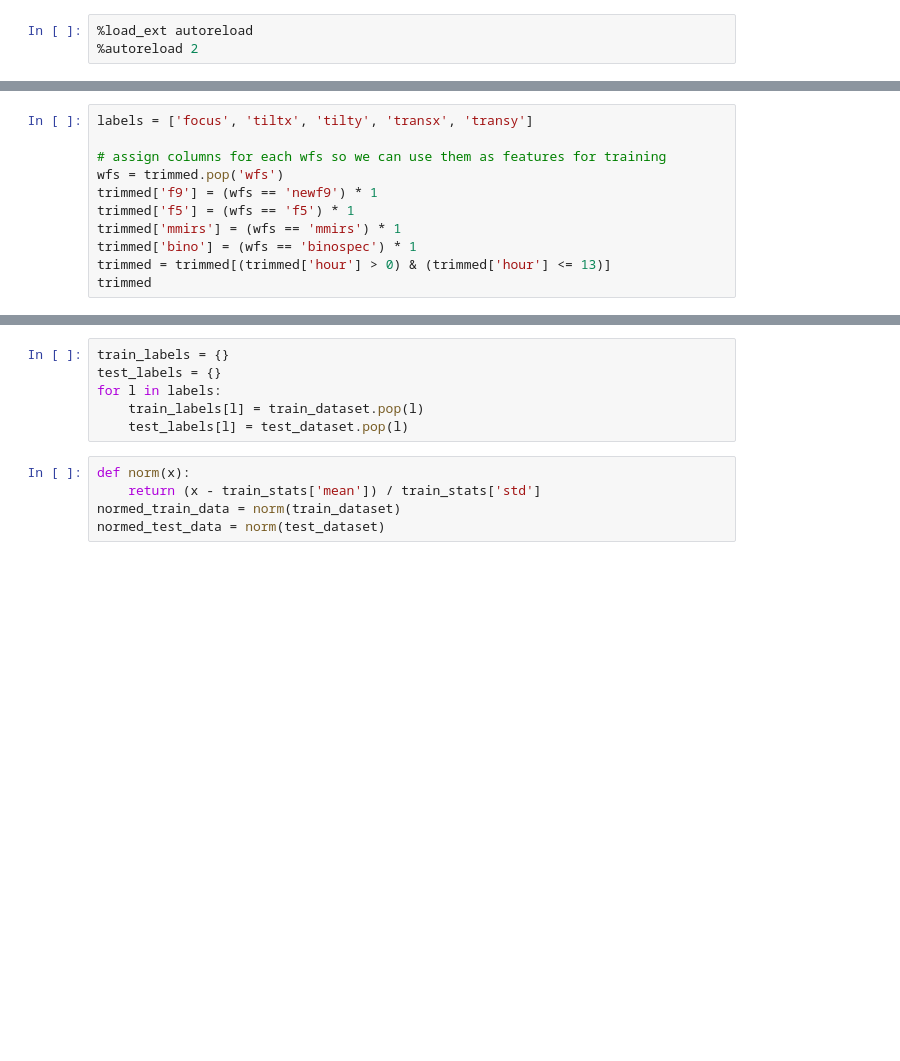
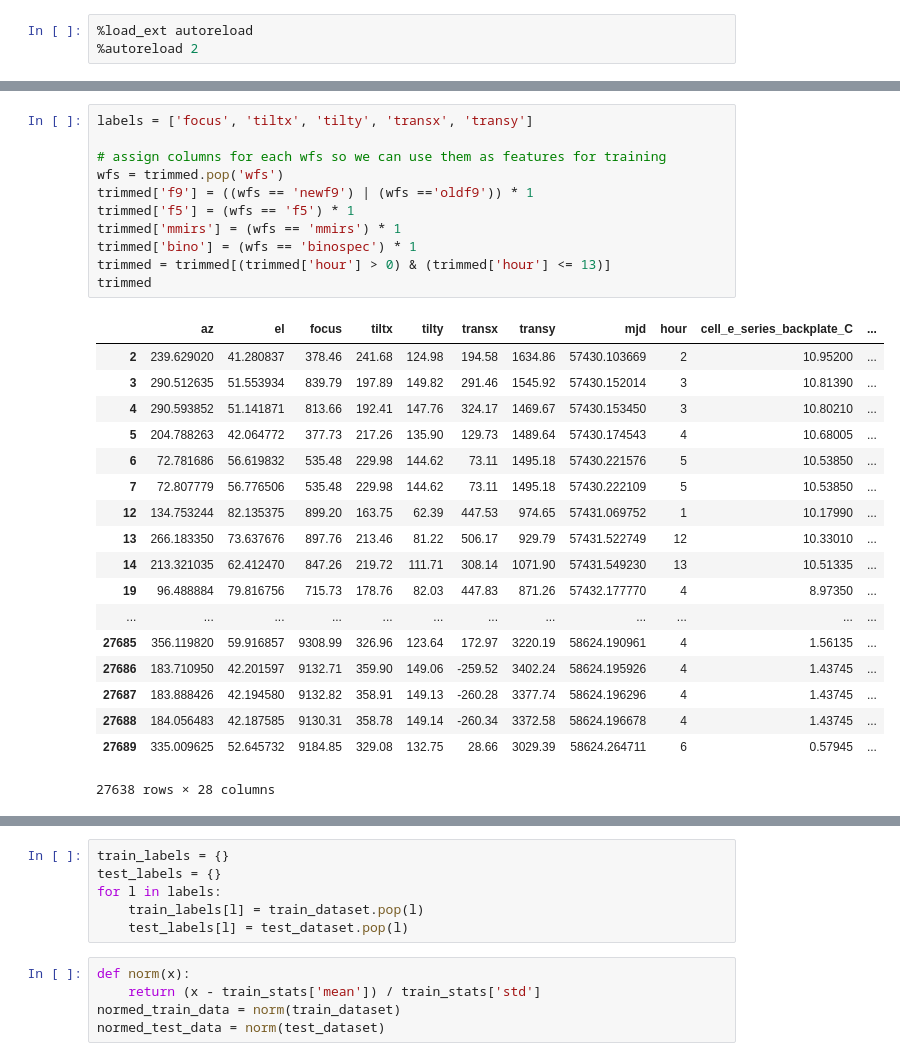
Before and after one commit to tepickering/HALcoll, a Jupyter notebook: notebooks/TF testing.ipynb, the cells around one changed output, grey strips where cells are left out. Cells and saved outputs as stored; diff of their text form; blank space fills up the shorter version.

```diff
--- a/notebooks/TF testing.ipynb
+++ b/notebooks/TF testing.ipynb
@@ -82,14 +164,33 @@ trimmed.head()
 # %%
 labels = ['focus', 'tiltx', 'tilty', 'transx', 'transy']
 
 # assign columns for each wfs so we can use them as features for training
 wfs = trimmed.pop('wfs')
-trimmed['f9'] = (wfs == 'newf9') * 1
+trimmed['f9'] = ((wfs == 'newf9') | (wfs =='oldf9')) * 1
 trimmed['f5'] = (wfs == 'f5') * 1
 trimmed['mmirs'] = (wfs == 'mmirs') * 1
 trimmed['bino'] = (wfs == 'binospec') * 1
 trimmed = trimmed[(trimmed['hour'] > 0) & (trimmed['hour'] <= 13)]
 trimmed
+# %% [output]
+|  | az | el | focus | tiltx | tilty | transx | transy | mjd | hour | cell_e_series_backplate_C | ... |
+| 2 | 239.629020 | 41.280837 | 378.46 | 241.68 | 124.98 | 194.58 | 1634.86 | 57430.103669 | 2 | 10.95200 | ... |
+| 3 | 290.512635 | 51.553934 | 839.79 | 197.89 | 149.82 | 291.46 | 1545.92 | 57430.152014 | 3 | 10.81390 | ... |
+| 4 | 290.593852 | 51.141871 | 813.66 | 192.41 | 147.76 | 324.17 | 1469.67 | 57430.153450 | 3 | 10.80210 | ... |
+| 5 | 204.788263 | 42.064772 | 377.73 | 217.26 | 135.90 | 129.73 | 1489.64 | 57430.174543 | 4 | 10.68005 | ... |
+| 6 | 72.781686 | 56.619832 | 535.48 | 229.98 | 144.62 | 73.11 | 1495.18 | 57430.221576 | 5 | 10.53850 | ... |
+| 7 | 72.807779 | 56.776506 | 535.48 | 229.98 | 144.62 | 73.11 | 1495.18 | 57430.222109 | 5 | 10.53850 | ... |
+| 12 | 134.753244 | 82.135375 | 899.20 | 163.75 | 62.39 | 447.53 | 974.65 | 57431.069752 | 1 | 10.17990 | ... |
+| 13 | 266.183350 | 73.637676 | 897.76 | 213.46 | 81.22 | 506.17 | 929.79 | 57431.522749 | 12 | 10.33010 | ... |
+| 14 | 213.321035 | 62.412470 | 847.26 | 219.72 | 111.71 | 308.14 | 1071.90 | 57431.549230 | 13 | 10.51335 | ... |
+| 19 | 96.488884 | 79.816756 | 715.73 | 178.76 | 82.03 | 447.83 | 871.26 | 57432.177770 | 4 | 8.97350 | ... |
+| ... | ... | ... | ... | ... | ... | ... | ... | ... | ... | ... | ... |
+| 27685 | 356.119820 | 59.916857 | 9308.99 | 326.96 | 123.64 | 172.97 | 3220.19 | 58624.190961 | 4 | 1.56135 | ... |
+| 27686 | 183.710950 | 42.201597 | 9132.71 | 359.90 | 149.06 | -259.52 | 3402.24 | 58624.195926 | 4 | 1.43745 | ... |
+| 27687 | 183.888426 | 42.194580 | 9132.82 | 358.91 | 149.13 | -260.28 | 3377.74 | 58624.196296 | 4 | 1.43745 | ... |
+| 27688 | 184.056483 | 42.187585 | 9130.31 | 358.78 | 149.14 | -260.34 | 3372.58 | 58624.196678 | 4 | 1.43745 | ... |
+| 27689 | 335.009625 | 52.645732 | 9184.85 | 329.08 | 132.75 | 28.66 | 3029.39 | 58624.264711 | 6 | 0.57945 | ... |
+27638 rows × 28 columns
 # %%
 # the large range in offsets is messing up the training. so normalize the hexapod coords to their means
 means = {}
```
Also changed, not shown: parts of 22 cells of this notebook, 12 other files.
